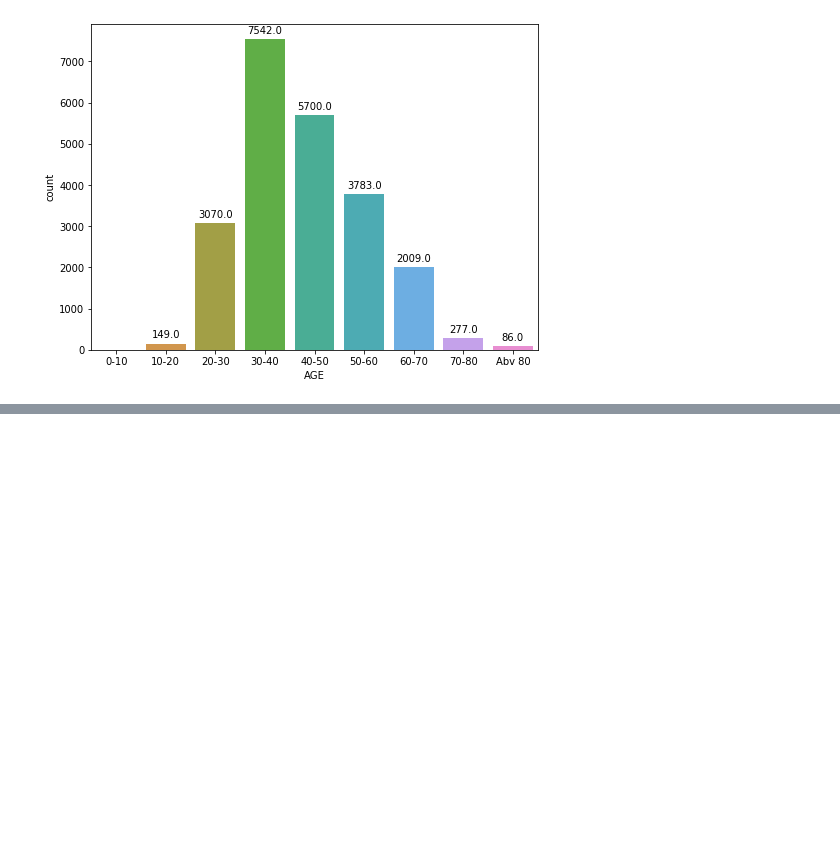
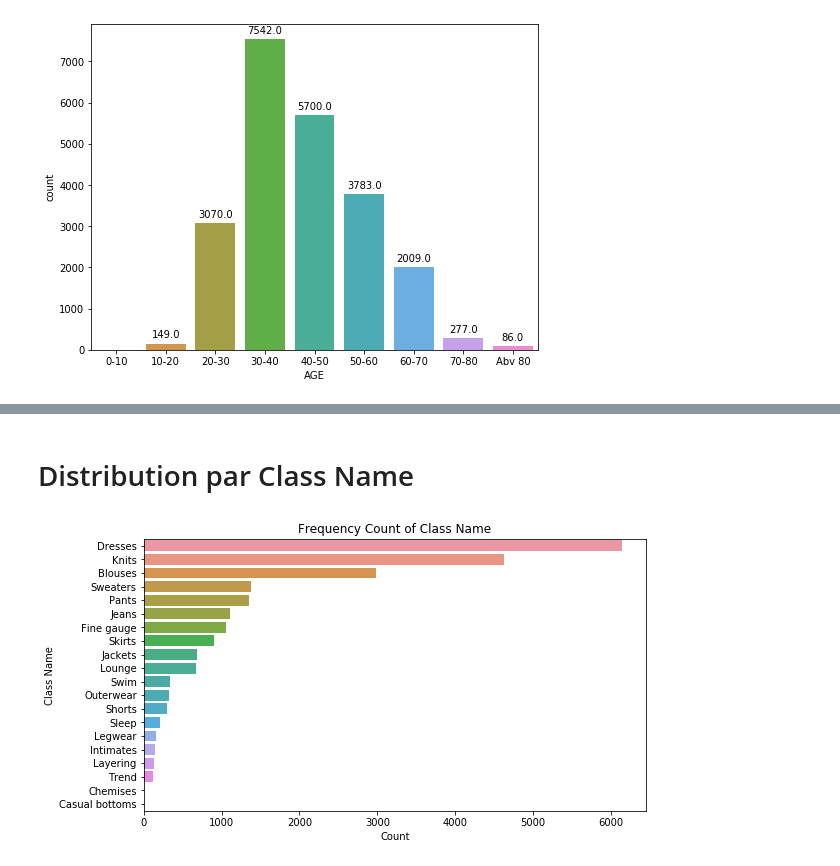
Before and after one commit to Redha1996/Exploratory-Data-Analysis, a Jupyter notebook: Customer's Satisfaction EDA.ipynb, the cells around one changed output, grey strips where cells are left out. Cells and saved outputs as stored; diff of their text form; code cells hidden in the pictures; blank space fills up the shorter version.

```diff
--- a/Customer's Satisfaction EDA.ipynb
+++ b/Customer's Satisfaction EDA.ipynb
@@ -140,0 +237,11 @@ for p in splot.patches:
+# %% [markdown]
+# Distribution par Class Name
+# %%
+# Class Name
+plt.subplots(figsize=(9,5))
+sns.countplot(y="Class Name", data=df,order=df["Class Name"].value_counts().index)
+plt.title("Frequency Count of Class Name")
+plt.xlabel("Count")
+plt.show()
+# %% [output]
+[figure, added]
```
Also changed, not shown: parts of 14 cells of this notebook.
